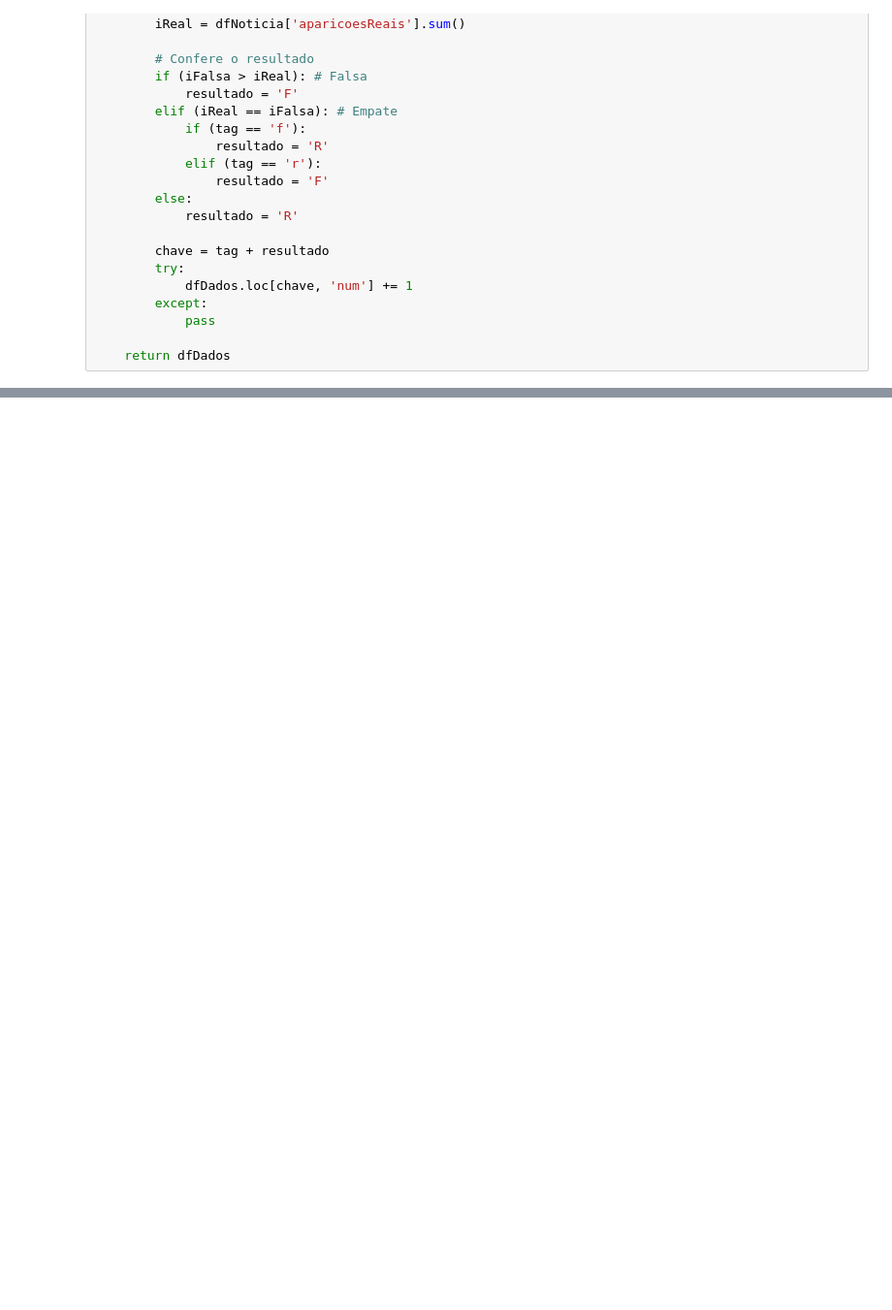
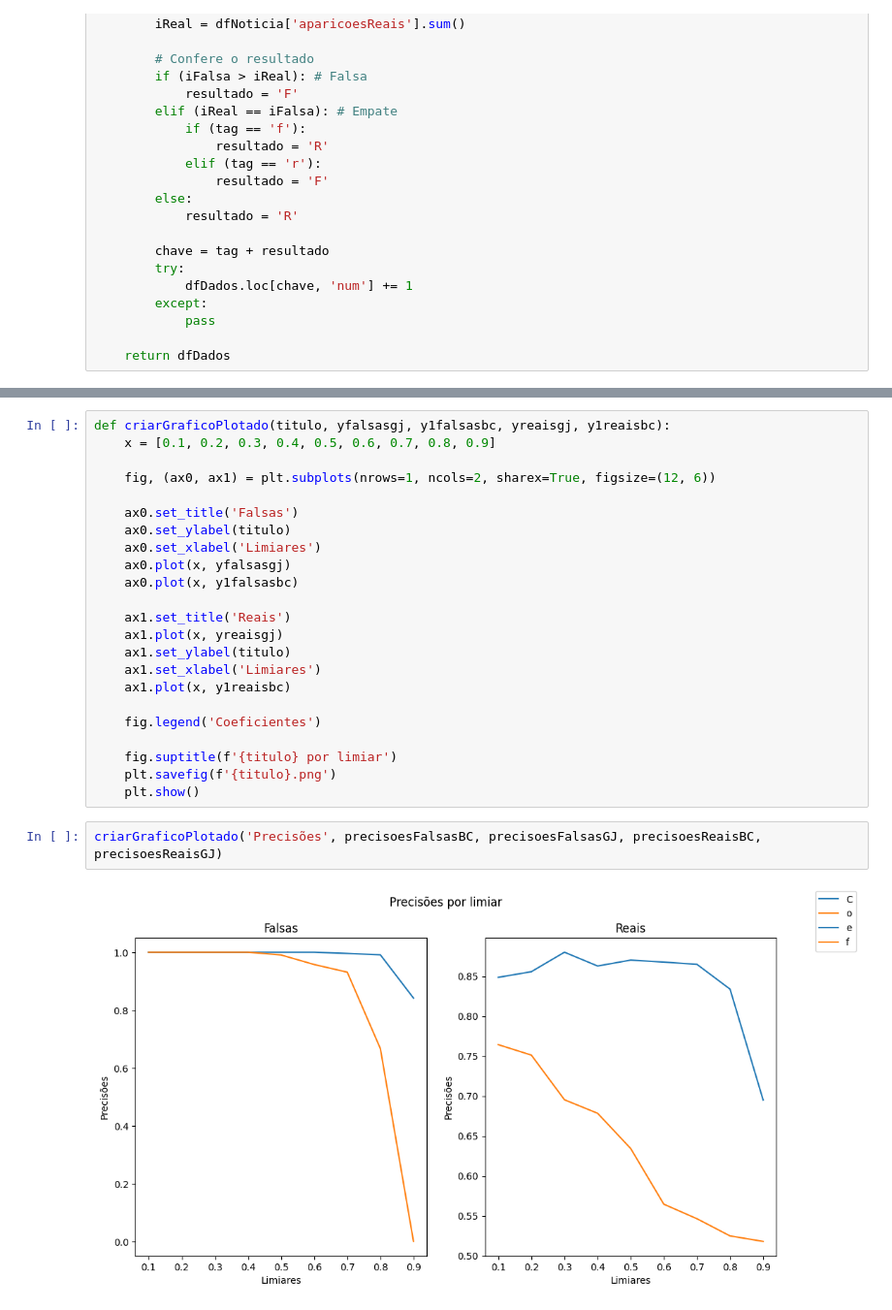
Before and after one commit to alvess-dev/election-news-classifier, a Jupyter notebook: notebooks/coefficientsResearchNotebooks/finalEvaluate.ipynb, the cells around one changed output, grey strips where cells are left out. Shown at 97% size. Cells and saved outputs as stored; diff of their text form; blank space fills up the shorter version.

Commit message:
feat: add matplotlib to draw graphics

```diff
--- a/notebooks/coefficientsResearchNotebooks/finalEvaluate.ipynb
+++ b/notebooks/coefficientsResearchNotebooks/finalEvaluate.ipynb
@@ -277,0 +324,27 @@ for i in range(0, 9):
+# %%
+def criarGraficoPlotado(titulo, yfalsasgj, y1falsasbc, yreaisgj, y1reaisbc):
+    x = [0.1, 0.2, 0.3, 0.4, 0.5, 0.6, 0.7, 0.8, 0.9]
+
+    fig, (ax0, ax1) = plt.subplots(nrows=1, ncols=2, sharex=True, figsize=(12, 6))
+
+    ax0.set_title('Falsas')
+    ax0.set_ylabel(titulo)
+    ax0.set_xlabel('Limiares')
+    ax0.plot(x, yfalsasgj)
+    ax0.plot(x, y1falsasbc)
+
+    ax1.set_title('Reais')
+    ax1.plot(x, yreaisgj)
+    ax1.set_ylabel(titulo)
+    ax1.set_xlabel('Limiares')
+    ax1.plot(x, y1reaisbc)
+
+    fig.legend('Coeficientes')
+
+    fig.suptitle(f'{titulo} por limiar')
+    plt.savefig(f'{titulo}.png')
+    plt.show()
+# %%
+criarGraficoPlotado('Precisões', precisoesFalsasBC, precisoesFalsasGJ, precisoesReaisBC, precisoesReaisGJ)
+# %% [output]
+[figure, added]
```
Also changed, not shown: parts of 4 cells of this notebook, 2 other files.
